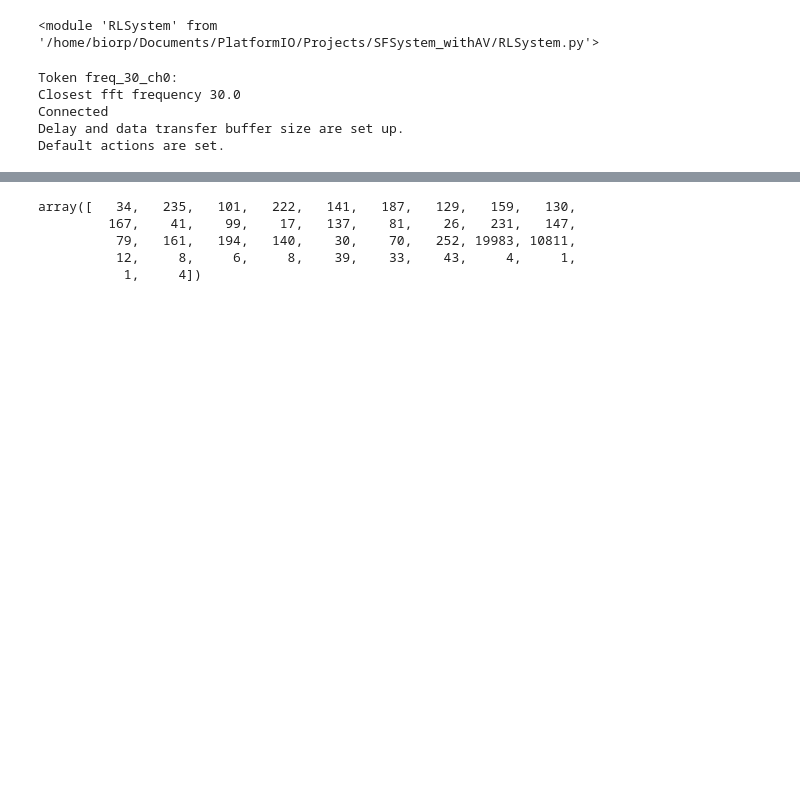
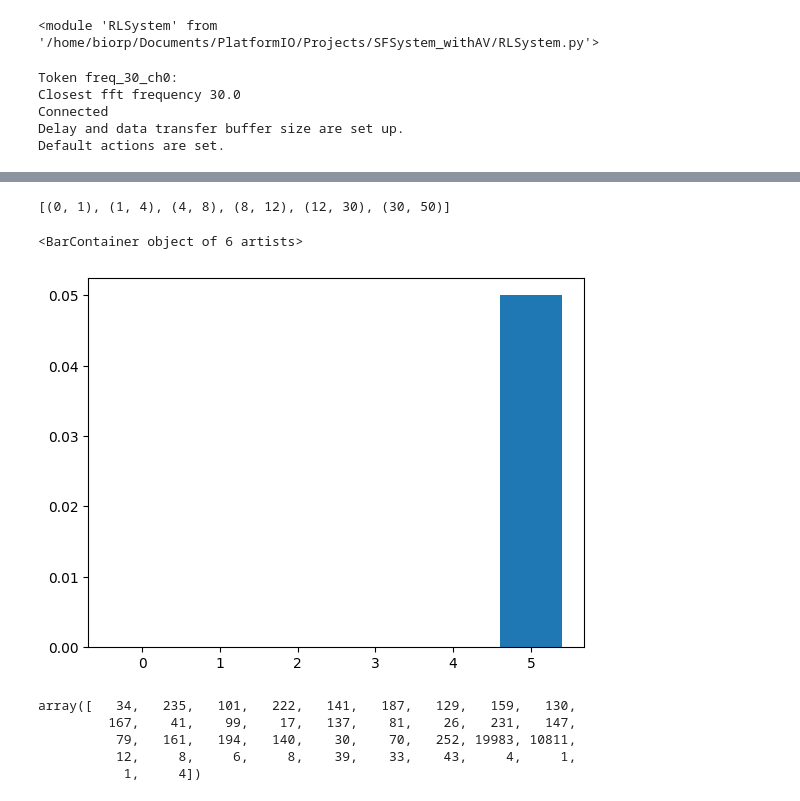
Before and after one commit to ACDBio/sfsystem_withstim, a Jupyter notebook: RLSystemApplication.ipynb, the cells around one changed output, grey strips where cells are left out. Drawn from its saved outputs; the diff is of its cells as text; code cells hidden in the pictures; blank space fills up the shorter version.

```diff
--- a/RLSystemApplication.ipynb
+++ b/RLSystemApplication.ipynb
@@ -47,0 +113,9 @@ Default actions are set.
+# %%
+env.fbins
+# %% [output]
+[(0, 1), (1, 4), (4, 8), (8, 12), (12, 30), (30, 50)]
+# %%
+plt.bar(x=range(len(env.fbins)),height=magns)
+# %% [output]
+<BarContainer object of 6 artists>
+[figure, added]
```
Also changed, not shown: parts of 17 cells of this notebook, 2 other files.
